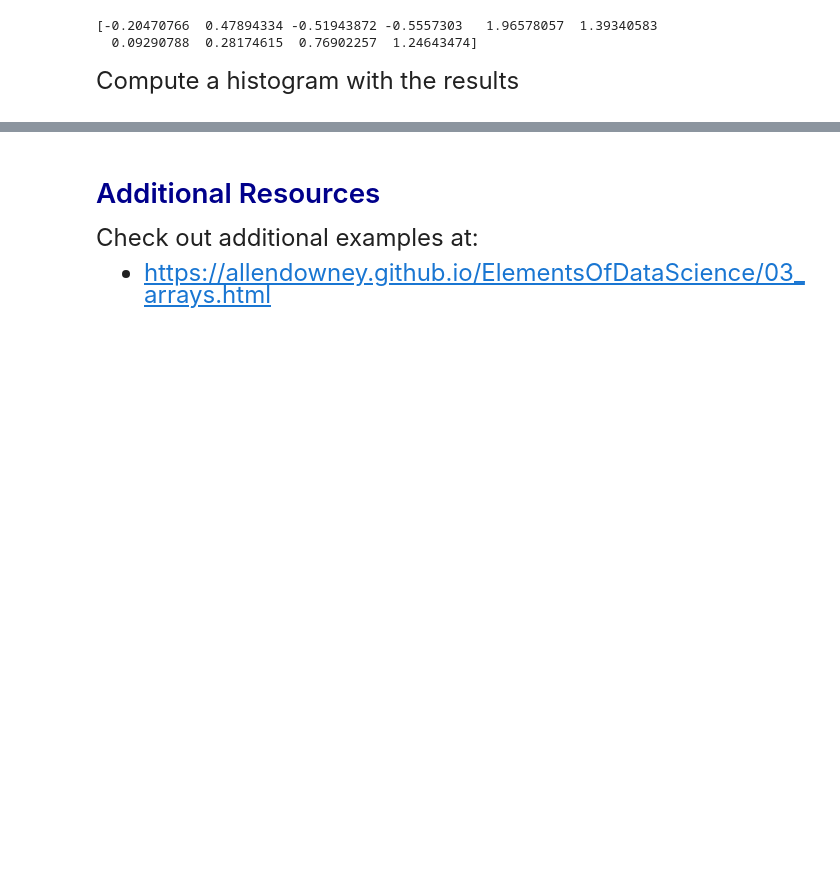
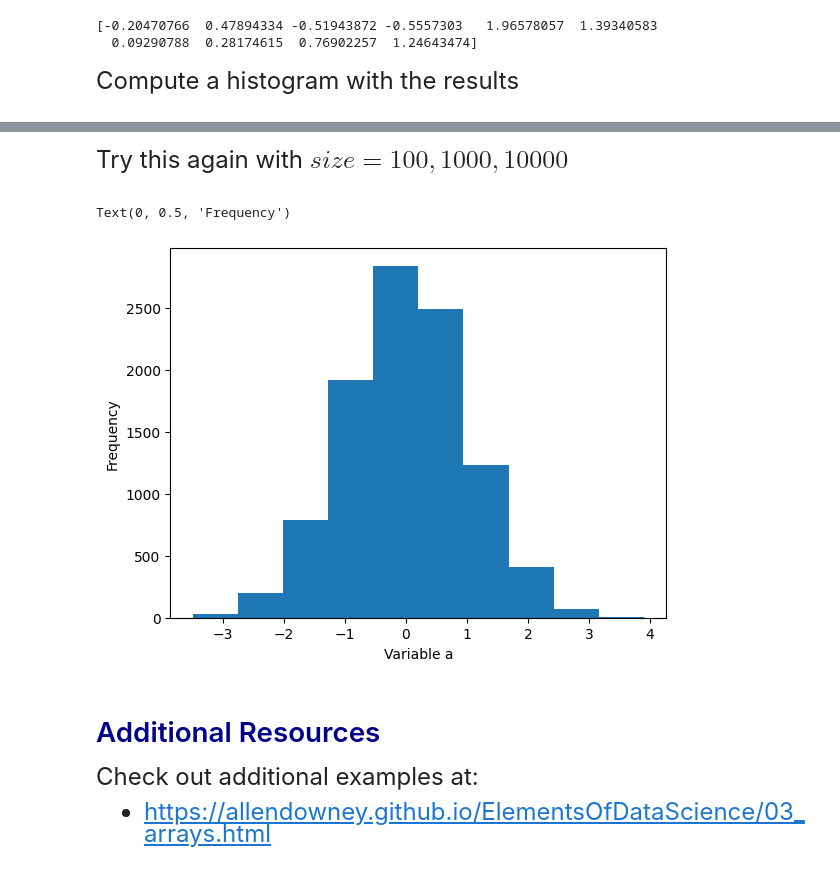
Before and after one commit to jschen01/EmoryQTM151, a Jupyter notebook: Lecture 03/Lecture 3 (personal notes).ipynb, the cells around one changed output, grey strips where cells are left out. Cells and saved outputs as stored; diff of their text form; code cells hidden in the pictures; blank space fills up the shorter version.

```diff
--- a/Lecture 03/Lecture 3 (personal notes).ipynb
+++ b/Lecture 03/Lecture 3 (personal notes).ipynb
@@ -212,3 +274,17 @@ Text(0, 0.5, 'Frequency')
+# %% [markdown]
+<font size = "5">
+
+Try this again with $size = 100, 1000, 10000$
+# %%
+# Write the code for your histogram
+randomvar_y = np.random.normal(loc = 0, scale = 1, size = 10000)
+
+plt.hist(x = randomvar_y)
+plt.xlabel("Variable a")
+plt.ylabel("Frequency")
+# %% [output]
+Text(0, 0.5, 'Frequency')
+[figure, added]
 # %% [markdown]
 # <span style="color:darkblue"> Additional Resources </span>
 
```
Also changed, not shown: parts of 44 cells of this notebook.
